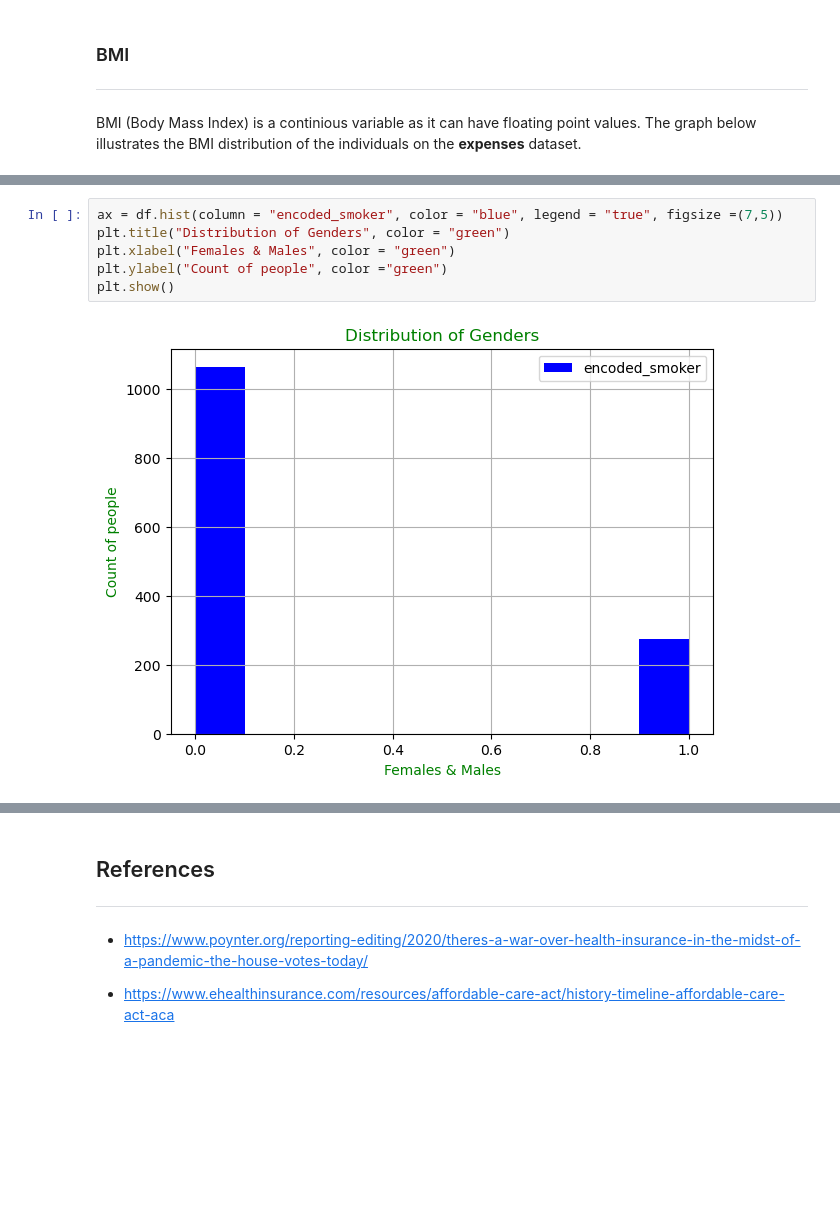
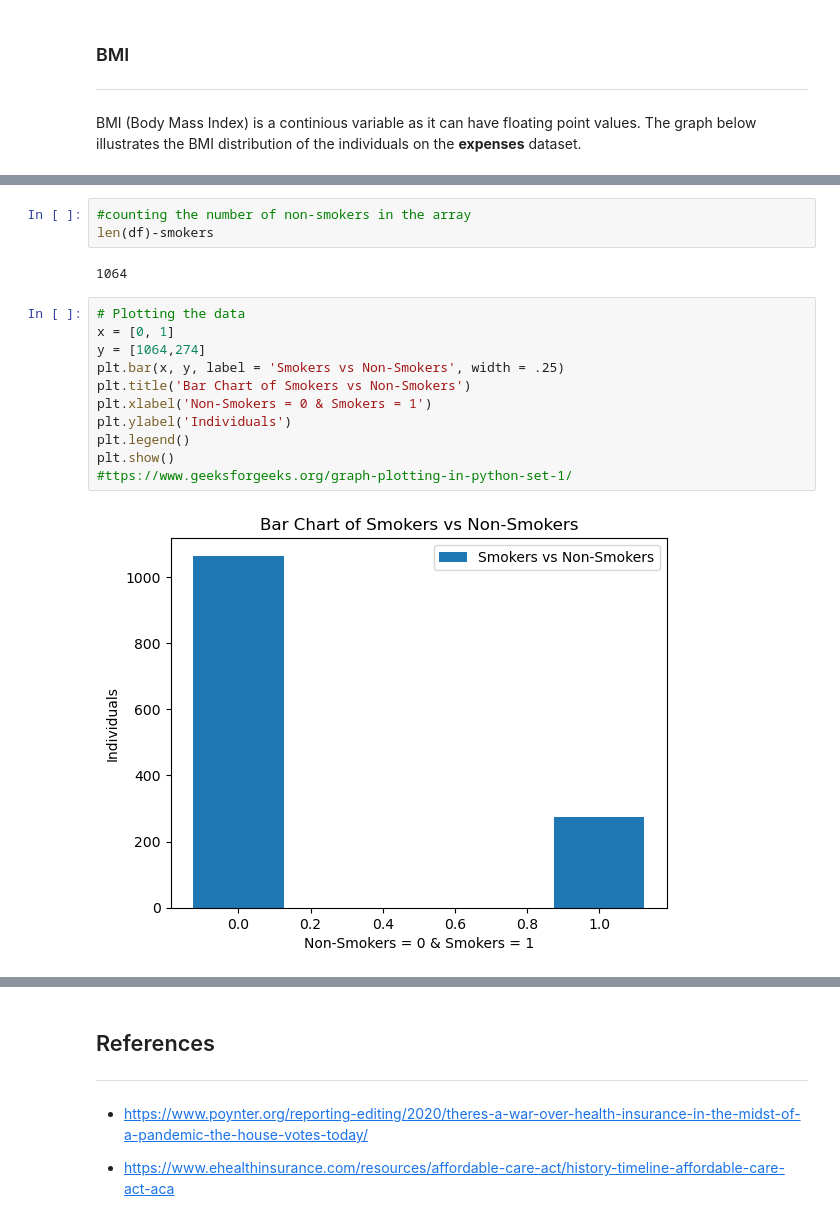
Before and after one commit to OCorry/Programming-for-Data-Analysis-Assessment-2022, a Jupyter notebook: Programming for Data Analysis Project 2022.ipynb, the cells around one changed output, grey strips where cells are left out. Drawn from its saved outputs; the diff is of its cells as text; blank space fills up the shorter version.

```diff
--- a/Programming for Data Analysis Project 2022.ipynb
+++ b/Programming for Data Analysis Project 2022.ipynb
@@ -201,8 +257,18 @@ df['encoded_smoker'] = smoker_encoded
+# %%
+#counting the number of non-smokers in the array
+len(df)-smokers
+# %% [output]
+1064
 # %%
-ax = df.hist(column = "encoded_smoker", color = "blue", legend = "true", figsize =(7,5))
-plt.title("Distribution of Genders", color = "green")
-plt.xlabel("Females & Males", color = "green")
-plt.ylabel("Count of people", color ="green")
+# Plotting the data
+x = [0, 1]
+y = [1064,274]
+plt.bar(x, y, label = 'Smokers vs Non-Smokers', width = .25)
+plt.title('Bar Chart of Smokers vs Non-Smokers')
+plt.xlabel('Non-Smokers = 0 & Smokers = 1')
+plt.ylabel('Individuals')
+plt.legend()
 plt.show()
+#ttps://www.geeksforgeeks.org/graph-plotting-in-python-set-1/
 # %% [output]
-[figure, old version]
+[figure, new version]
```
Also changed, not shown: parts of 27 cells of this notebook.
